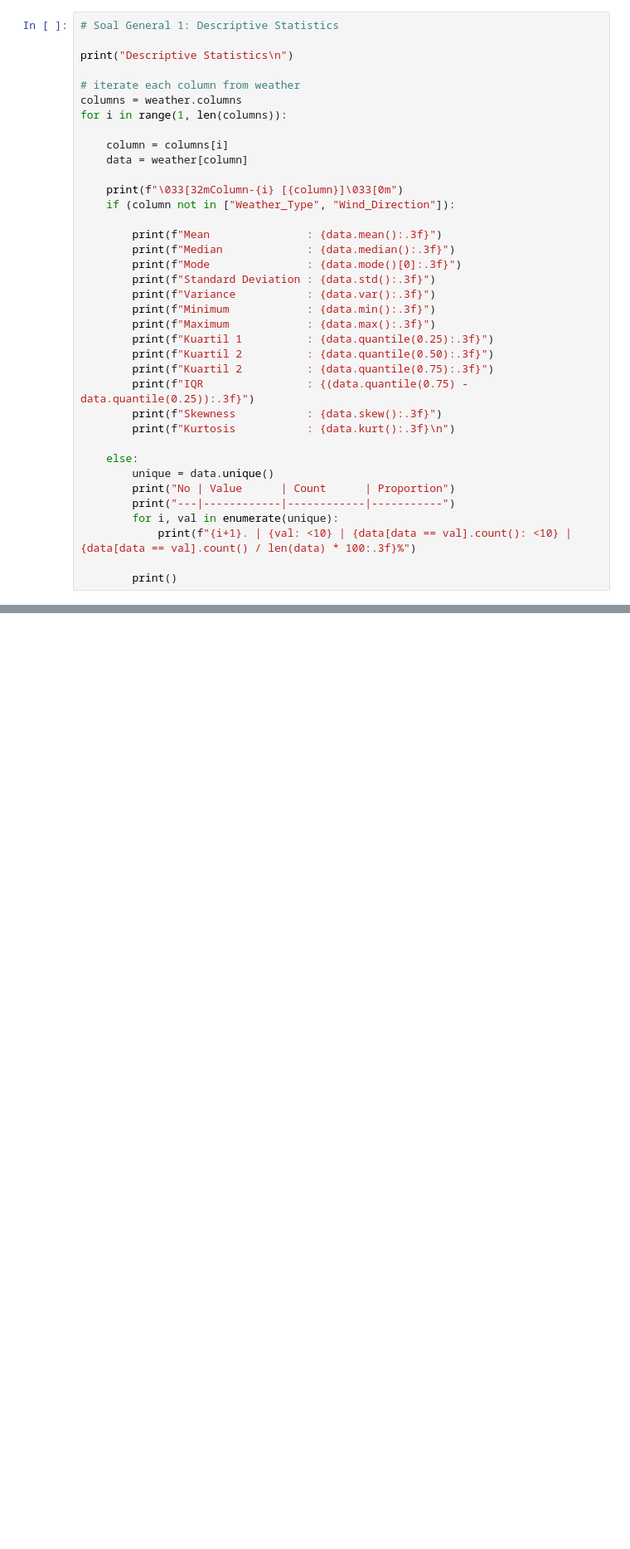
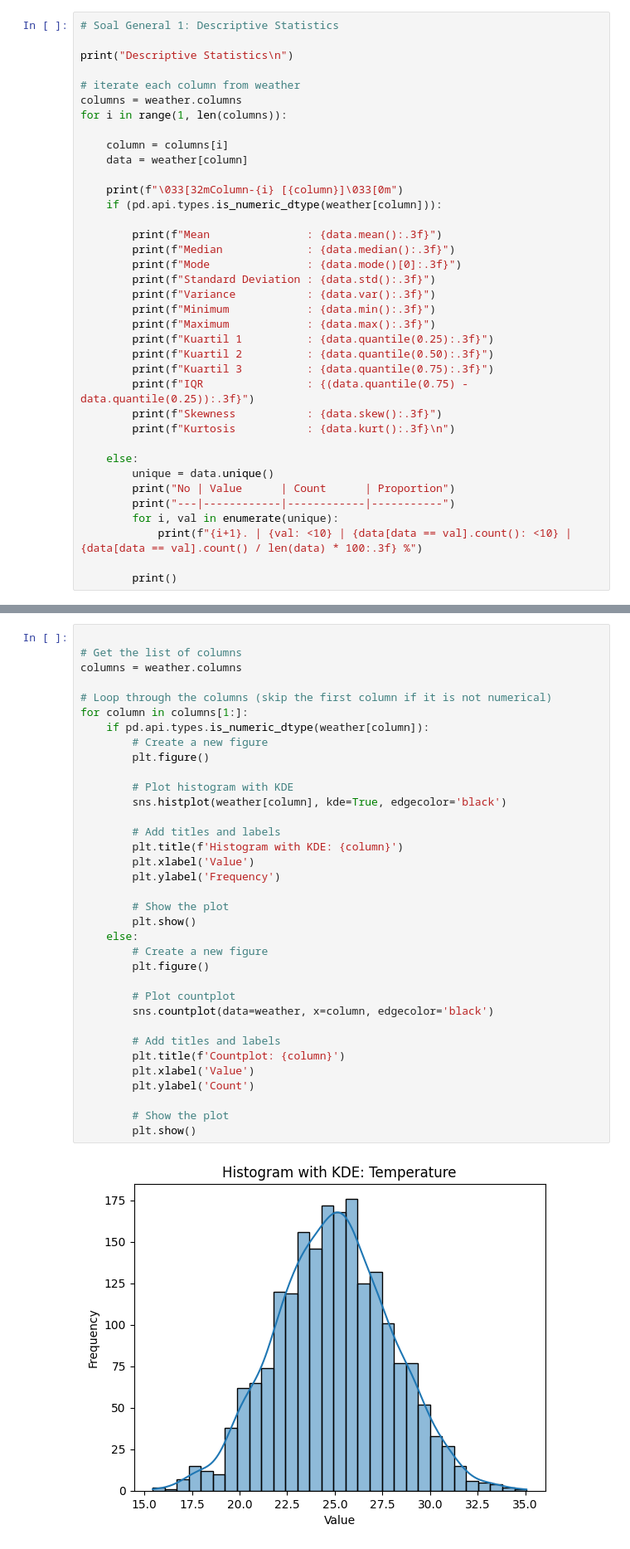
Before and after one commit to rafimaliki/K03-IF2220-13522122-13522137, a Jupyter notebook: src/main.ipynb, the cells around one changed output, grey strips where cells are left out. Shown: that part at 83% size. Saved outputs shown, nothing was run; the diff lists cells and outputs as text; blank space fills up the shorter version.

```diff
--- a/src/main.ipynb
+++ b/src/main.ipynb
@@ -16,7 +20,7 @@ for i in range(1, len(columns)):
     data = weather[column]
 
     print(f"\033[32mColumn-{i} [{column}]\033[0m")
-    if (column not in ["Weather_Type", "Wind_Direction"]):
+    if (pd.api.types.is_numeric_dtype(weather[column])):
 
         print(f"Mean               : {data.mean():.3f}")
         print(f"Median             : {data.median():.3f}")
@@ -27,7 +31,7 @@ for i in range(1, len(columns)):
         print(f"Maximum            : {data.max():.3f}")
         print(f"Kuartil 1          : {data.quantile(0.25):.3f}")
         print(f"Kuartil 2          : {data.quantile(0.50):.3f}")
-        print(f"Kuartil 2          : {data.quantile(0.75):.3f}")
+        print(f"Kuartil 3          : {data.quantile(0.75):.3f}")
         print(f"IQR                : {(data.quantile(0.75) - data.quantile(0.25)):.3f}")
         print(f"Skewness           : {data.skew():.3f}")
         print(f"Kurtosis           : {data.kurt():.3f}\n")
@@ -37,7 +41,7 @@ for i in range(1, len(columns)):
         print("No | Value      | Count      | Proportion")
         print("---|------------|------------|-----------")
         for i, val in enumerate(unique):
-            print(f"{i+1}. | {val: <10} | {data[data == val].count(): <10} | {data[data == val].count() / len(data) * 100:.3f}%")
+            print(f"{i+1}. | {val: <10} | {data[data == val].count(): <10} | {data[data == val].count() / len(data) * 100:.3f} %")
 
         print()
 # %% [output]
@@ -58,3 +62,40 @@ Kuartil 2          : 18.428
 IQR                : 6.655
 Skewness           : -0.056
 Kurtosis           : 0.238
+# %%
+
+# Get the list of columns
+columns = weather.columns
+
+# Loop through the columns (skip the first column if it is not numerical)
+for column in columns[1:]:
+    if pd.api.types.is_numeric_dtype(weather[column]):
+        # Create a new figure
+        plt.figure()
+
+        # Plot histogram with KDE
+        sns.histplot(weather[column], kde=True, edgecolor='black')
+
+        # Add titles and labels
+        plt.title(f'Histogram with KDE: {column}')
+        plt.xlabel('Value')
+        plt.ylabel('Frequency')
+
+        # Show the plot
+        plt.show()
+    else:
+        # Create a new figure
+        plt.figure()
+
+        # Plot countplot
+        sns.countplot(data=weather, x=column, edgecolor='black')
+
+        # Add titles and labels
+        plt.title(f'Countplot: {column}')
+        plt.xlabel('Value')
+        plt.ylabel('Count')
+
+        # Show the plot
+        plt.show()
+# %% [output]
+[figure, added]
```
Also changed, not shown: parts of 23 cells of this notebook.
